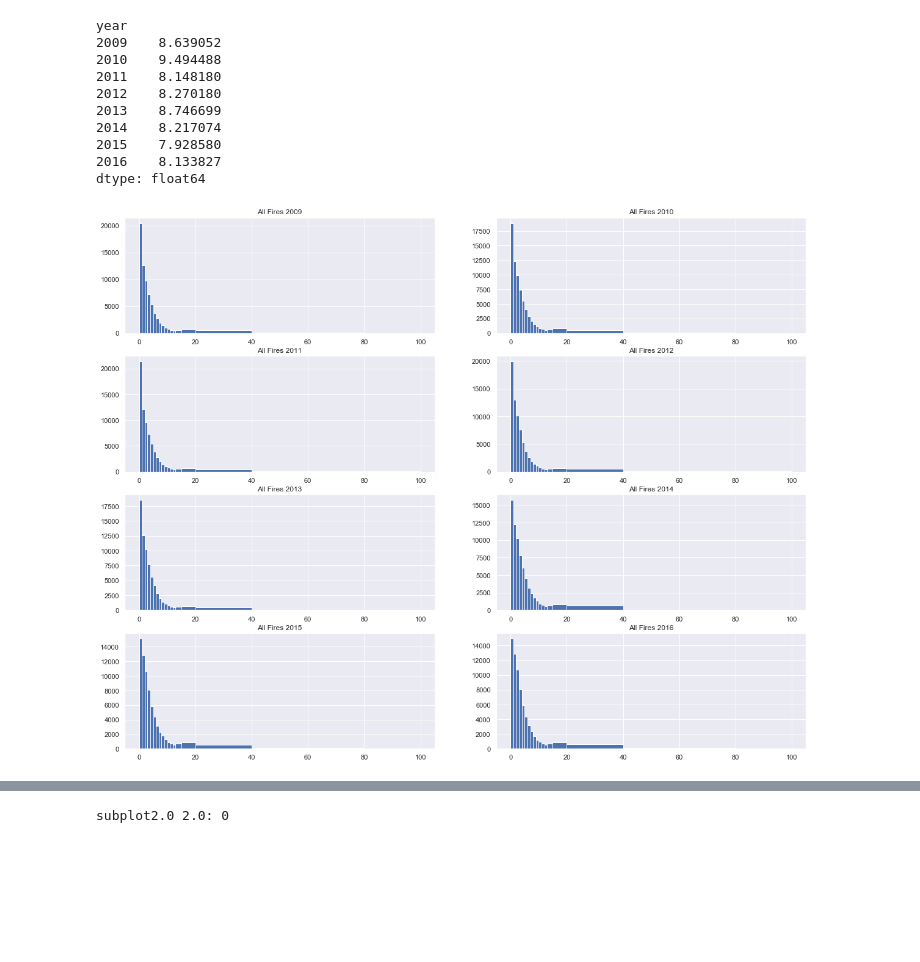
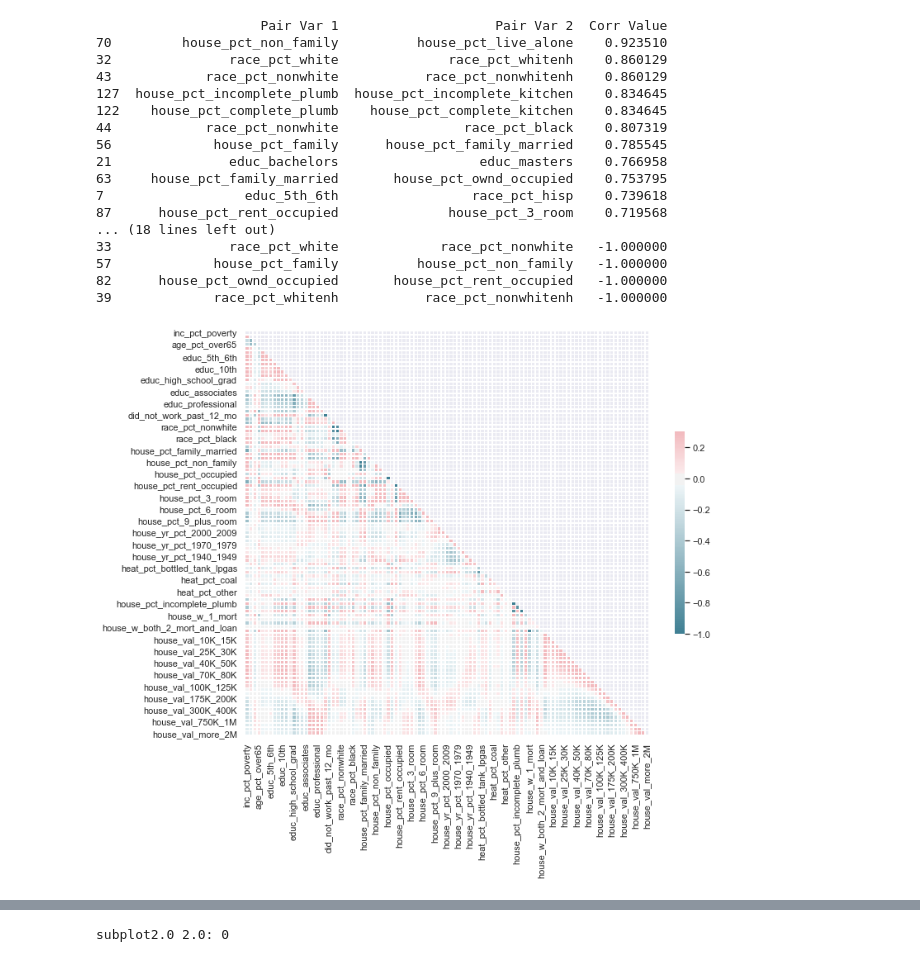
Before and after one commit to DataKind-DC/rcp2, a Jupyter notebook: Code/Models/NFIRS_Tract_level.ipynb, the cells around one changed output, grey strips where cells are left out. Saved outputs shown, nothing was run; the diff lists cells and outputs as text; code cells hidden in the pictures; blank space fills up the shorter version.

```diff
--- a/Code/Models/NFIRS_Tract_level.ipynb
+++ b/Code/Models/NFIRS_Tract_level.ipynb
@@ -139,13 +157,0 @@ top10 = fires > fires.quantile(.9)
-# %%
-top10.sum() / top10.shape[0] * 100
-# %% [output]
-year
-2009    8.639052
-2010    9.494488
-2011    8.148180
-2012    8.270180
-2013    8.746699
-2014    8.217074
-2015    7.928580
-2016    8.133827
-dtype: float64
@@ -154,5 +158,62 @@ high2009 = fires[ fires['2009'] > 7]
-# %%
-plotFires(fires)
-# %% [output]
-[figure, removed]
+# %%
+# Find correlated features in ACS dataset and identify the highly correlated relationships
+
+# Based on feature importance experiments, select features with consistence importance across annual predictions
+
+# Create ACS correlation matrix
+corr = ACS.corr()
+
+# Generate a mask for the upper triangle
+mask = np.triu(np.ones_like(corr, dtype=np.bool))
+
+# Set up the matplotlib figure
+f, ax = plt.subplots(figsize=(11, 9))
+
+# Generate a custom diverging colormap
+cmap = sns.diverging_palette(220, 10, as_cmap=True)
+
+#Draw the heatmap with the mask and correct aspect ratio
+sns.heatmap(corr, mask=mask, cmap=cmap, vmax=.3, center=0,
+            square=True, linewidths=.5, cbar_kws={"shrink": .5})
+
+# Filtering out lower/upper triangular duplicates
+corr_high = corr[abs(corr) > 0.7].stack().reset_index()
+corr_high = corr_high[corr_high['level_0'].astype(str)!=corr_high['level_1'].astype(str)]
+corr_high['ordered-cols'] = corr_high.apply(lambda x: '-'.join(sorted([x['level_0'],x['level_1']])),axis=1)
+corr_high = corr_high.drop_duplicates(['ordered-cols'])
+corr_high.drop(['ordered-cols'], axis=1, inplace=True)
+corr_high.columns = ['Pair Var 1', 'Pair Var 2', 'Corr Value']
+
+# Display highly correlated pairs
+print(corr_high.sort_values(by=['Corr Value'], ascending=False))
+
+# From highly correlated pairs, remove one of the Pair Vars from the ACS dataset except for the 'mort' variables
+ACS = ACS.drop(['house_pct_vacant', 'did_not_work_past_12_mo', 'house_pct_non_family', 'house_pct_rent_occupied',
+                           'race_pct_nonwhite', 'race_pct_nonwhitenh', 'house_pct_incomplete_plumb',
+                           'house_pct_incomplete_kitchen', 'race_pct_whitenh'], axis=1)
+
+# Based on feature importance experiments, select features with consistence importance across annual predictions
+ACS = ACS[['house_yr_pct_earlier_1939', 'house_pct_occupied', 'house_pct_family_married', 'race_pct_black',
+          'worked_past_12_mo', 'heat_pct_fueloil_kerosene', 'educ_bachelors', 'house_pct_live_alone',
+          'educ_some_col_no_grad', 'house_pct_ownd_occupied', 'house_w_home_equity_loan', 'house_val_175K_200K',
+           'house_val_200K_250K']]
+# %% [output]
+                     Pair Var 1                    Pair Var 2  Corr Value
+70         house_pct_non_family          house_pct_live_alone    0.923510
+32               race_pct_white              race_pct_whitenh    0.860129
+43            race_pct_nonwhite           race_pct_nonwhitenh    0.860129
+127  house_pct_incomplete_plumb  house_pct_incomplete_kitchen    0.834645
+122    house_pct_complete_plumb    house_pct_complete_kitchen    0.834645
+44            race_pct_nonwhite                race_pct_black    0.807319
+56             house_pct_family      house_pct_family_married    0.785545
+21               educ_bachelors                  educ_masters    0.766958
+63     house_pct_family_married       house_pct_ownd_occupied    0.753795
+7                  educ_5th_6th                 race_pct_hisp    0.739618
+87      house_pct_rent_occupied              house_pct_3_room    0.719568
+... (18 lines left out)
+33               race_pct_white             race_pct_nonwhite   -1.000000
+57             house_pct_family          house_pct_non_family   -1.000000
+82      house_pct_ownd_occupied       house_pct_rent_occupied   -1.000000
+39             race_pct_whitenh           race_pct_nonwhitenh   -1.000000
+[figure, added]
 # %%
```
Also changed, not shown: parts of 20 cells of this notebook, 1 other file.
